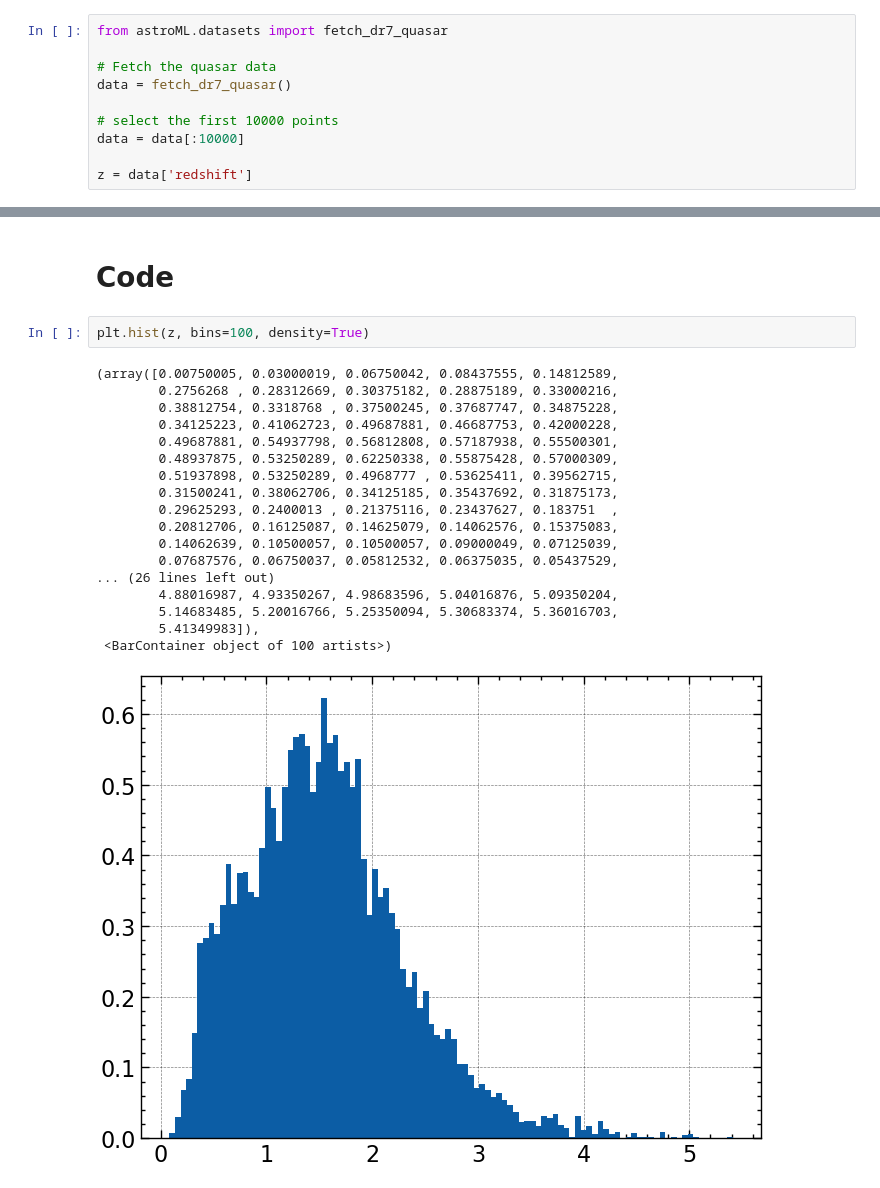
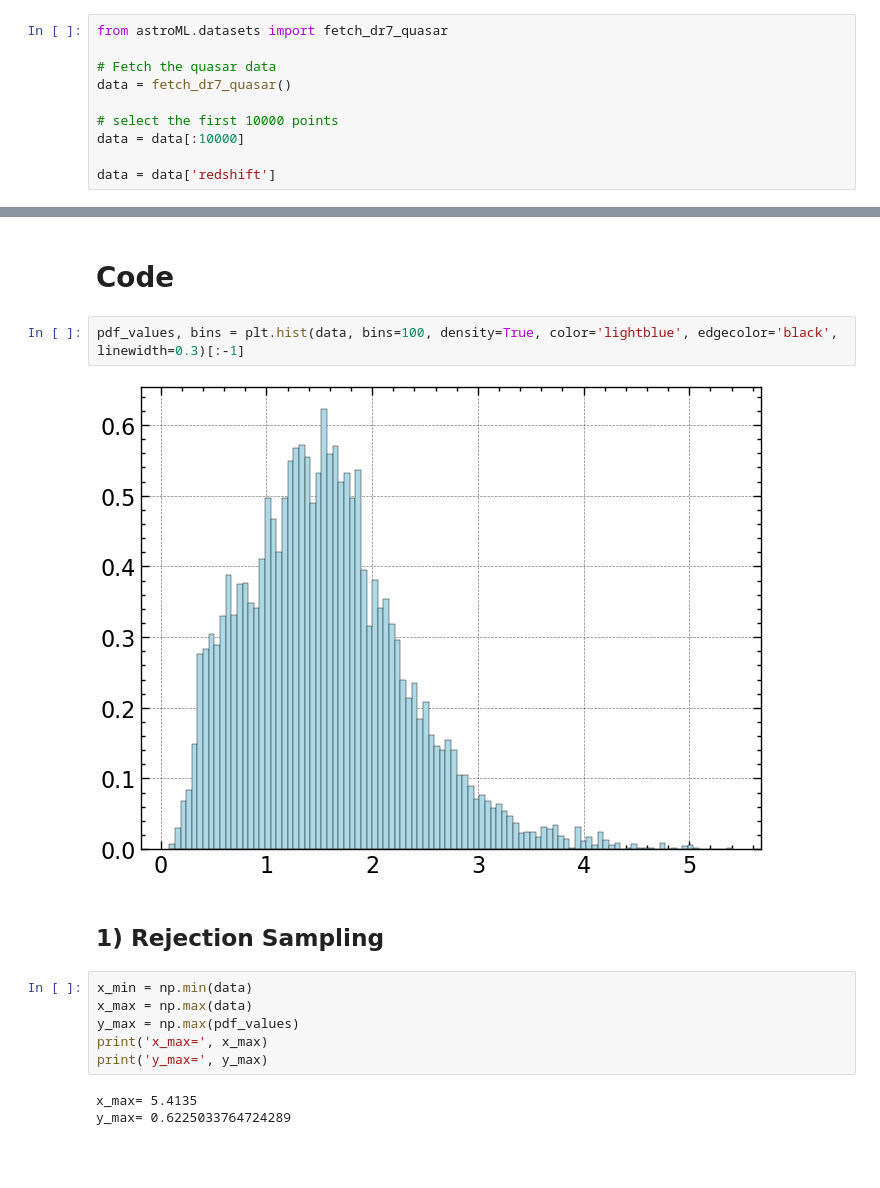
Before and after one commit to M-Bianchi/astrostatistics_bicocca_2024, a Jupyter notebook: working/W04_upsampling_quasars.ipynb, the cells around one changed output, grey strips where cells are left out. Cells and saved outputs as stored; diff of their text form; blank space fills up the shorter version.

```diff
--- a/working/W04_upsampling_quasars.ipynb
+++ b/working/W04_upsampling_quasars.ipynb
@@ -25,7 +25,7 @@ data = fetch_dr7_quasar()
 # select the first 10000 points
 data = data[:10000]
 
-z = data['redshift']
+data = data['redshift']
 # %% [markdown]
 - Upsample this distribution in two ways, using both rejection sampling and inverse transform.
 - Check, at least visually, that the two cloned distribitions are indeed similar to the observed one (for a quantitative check, come back to this point in a few lectures)
@@ -42,24 +42,18 @@ astropy.cosmology.Planck15
 FlatLambdaCDM(name="Planck15", H0=67.74 km / (Mpc s), Om0=0.3075, Tcmb0=2.7255 K, Neff=3.046, m_nu=[0.   0.   0.06] eV, Ob0=0.0486)
 # %% [markdown]
 # Code
-# %%
-plt.hist(z, bins=100, density=True)
-# %% [output]
-(array([0.00750005, 0.03000019, 0.06750042, 0.08437555, 0.14812589,
-        0.2756268 , 0.28312669, 0.30375182, 0.28875189, 0.33000216,
-        0.38812754, 0.3318768 , 0.37500245, 0.37687747, 0.34875228,
-        0.34125223, 0.41062723, 0.49687881, 0.46687753, 0.42000228,
-        0.49687881, 0.54937798, 0.56812808, 0.57187938, 0.55500301,
-        0.48937875, 0.53250289, 0.62250338, 0.55875428, 0.57000309,
-        0.51937898, 0.53250289, 0.4968777 , 0.53625411, 0.39562715,
-        0.31500241, 0.38062706, 0.34125185, 0.35437692, 0.31875173,
-        0.29625293, 0.2400013 , 0.21375116, 0.23437627, 0.183751  ,
-        0.20812706, 0.16125087, 0.14625079, 0.14062576, 0.15375083,
-        0.14062639, 0.10500057, 0.10500057, 0.09000049, 0.07125039,
-        0.07687576, 0.06750037, 0.05812532, 0.06375035, 0.05437529,
-... (26 lines left out)
-        4.88016987, 4.93350267, 4.98683596, 5.04016876, 5.09350204,
-        5.14683485, 5.20016766, 5.25350094, 5.30683374, 5.36016703,
-        5.41349983]),
- <BarContainer object of 100 artists>)
-[figure, removed]
+# %%
+pdf_values, bins = plt.hist(data, bins=100, density=True, color='lightblue', edgecolor='black', linewidth=0.3)[:-1]
+# %% [output]
+[figure, added]
+# %% [markdown]
+## 1) Rejection Sampling
+# %%
+x_min = np.min(data)
+x_max = np.max(data)
+y_max = np.max(pdf_values)
+print('x_max=', x_max)
+print('y_max=', y_max)
+# %% [output]
+x_max= 5.4135
+y_max= 0.6225033764724289
```
Also changed, not shown: parts of 5 cells of this notebook.
